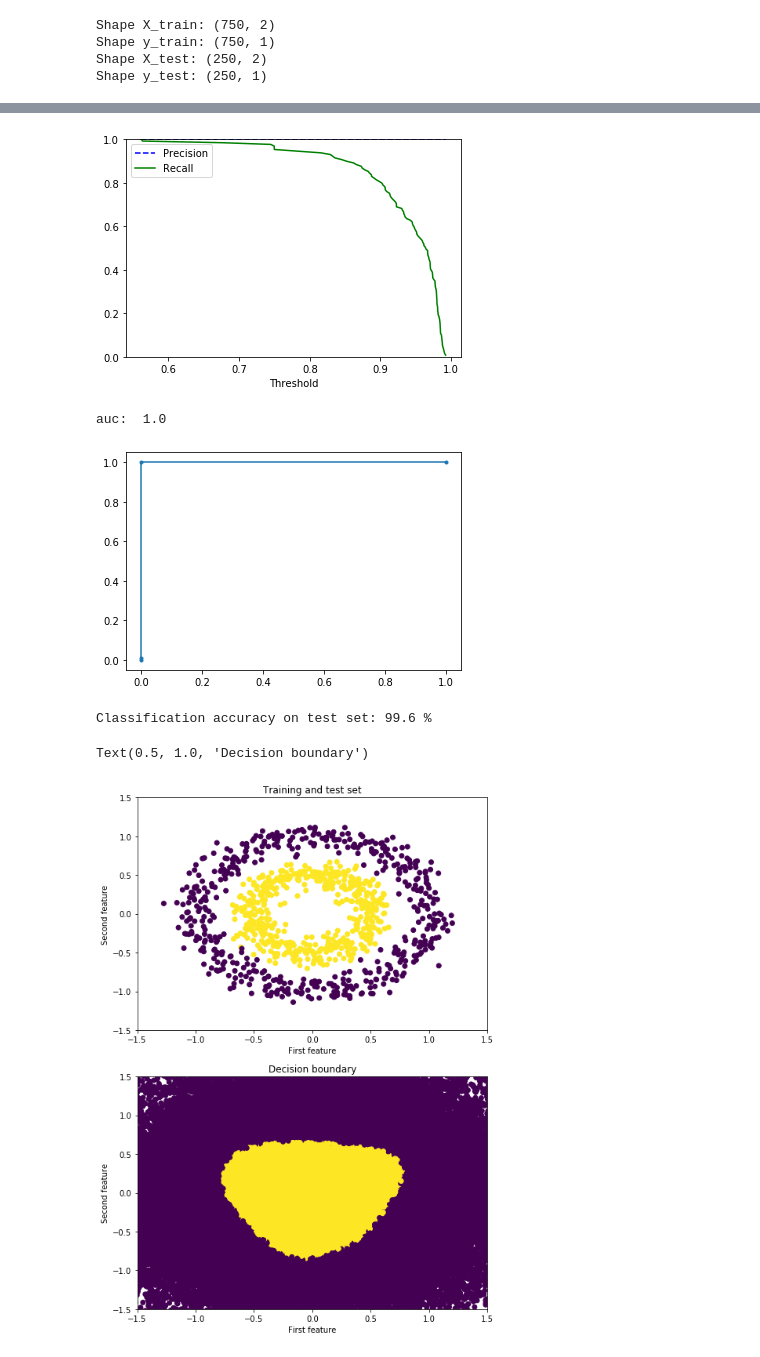
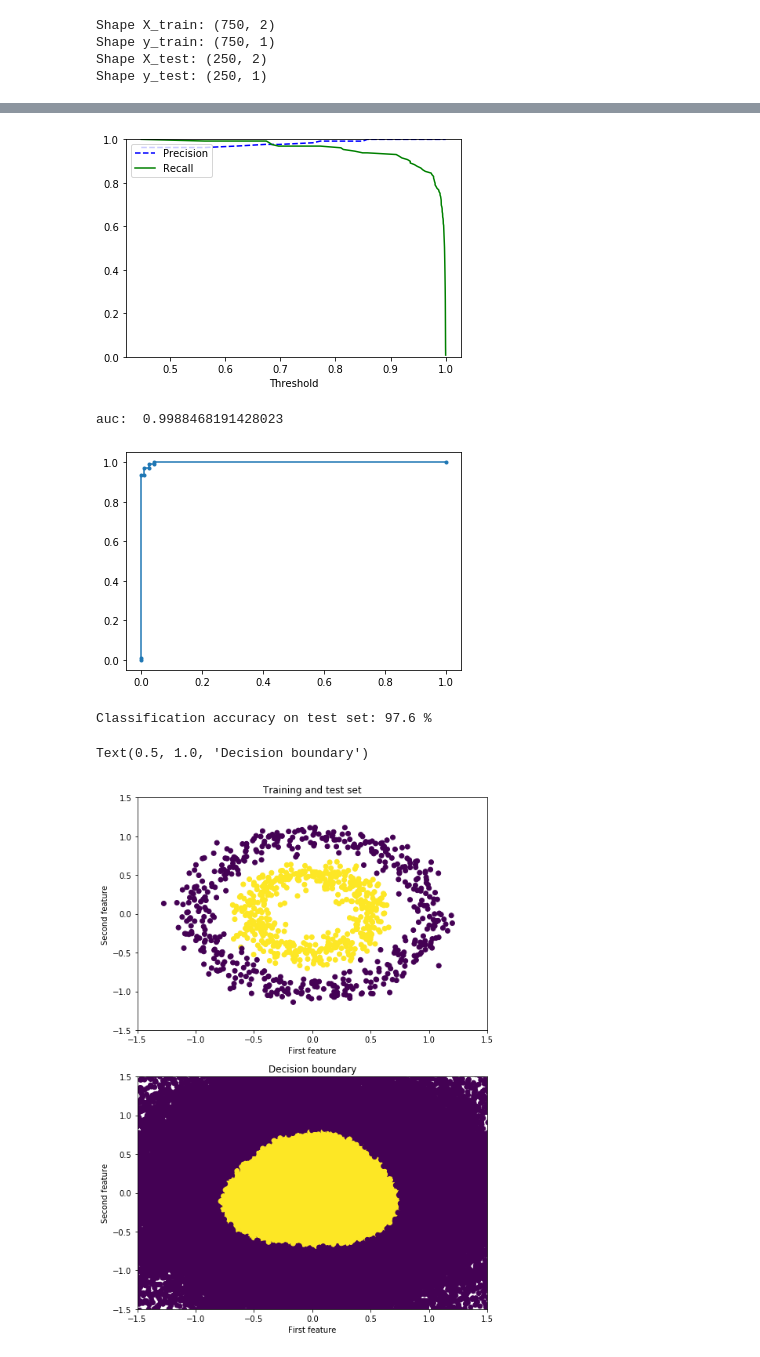
Before and after one commit to DehaoWang/ml_impl, a Jupyter notebook: Neural_Network.ipynb, the cells around one changed output, grey strips where cells are left out. Drawn from its saved outputs; the diff is of its cells as text; code cells hidden in the pictures.

```diff
--- a/Neural_Network.ipynb
+++ b/Neural_Network.ipynb
@@ -158,9 +266,8 @@ class NeuralNet():
 # %%
 n_iters = 1000
 learning_rate = 0.1
-nn = NeuralNet(n_inputs=2, n_hidden=6, n_outputs=1)
-# nn = NeuralNetwork()
-# w1, w2, costs = nn.train_gradient_descent(X_train, y_train, learning_rate, n_iters)
+# nn = NeuralNetH1(n_inputs=2, n_outputs=1, n_hidden1=6)
+nn = NeuralNetH2(n_inputs=2, n_outputs=1, n_hidden1=6, n_hidden2=6)
 nn.train(X_train, y_train, n_iters=2000, eta=0.7)
 fig = plt.figure(figsize=(8,6))
 plt.plot(np.arange(n_iters), costs)
@@ -237,9 +344,9 @@ f1-score:  0.9961389961389961
-[figure, old version]
+[figure, new version]
-auc:  1.0
+auc:  0.9988468191428023
-[figure, old version]
+[figure, new version]
-Classification accuracy on test set: 99.6 %
+Classification accuracy on test set: 97.6 %
 Text(0.5, 1.0, 'Decision boundary')
-[figure, old version]
+[figure, new version]
 # %%
 ### Combining W & b: somewhere buggy
 class NeuralNetwork:
```
Also changed, not shown: parts of 3 cells of this notebook, 1 other file.
